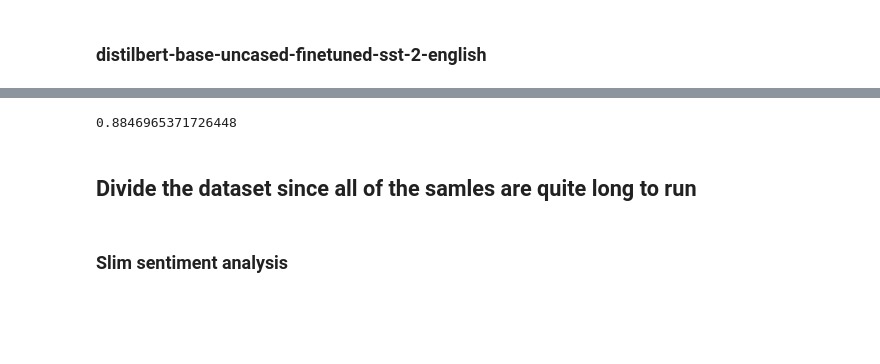
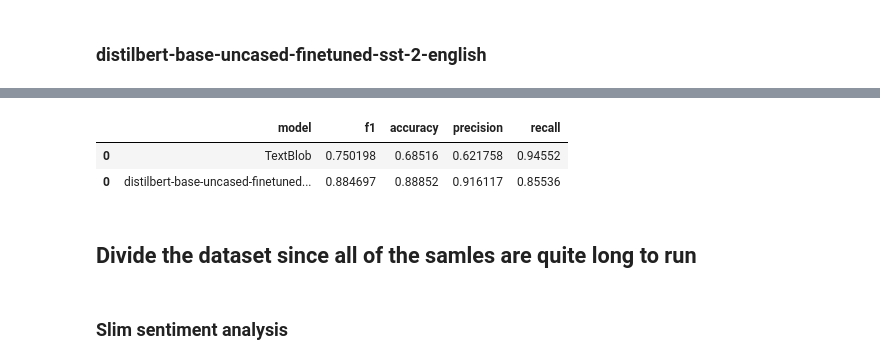
Before and after one commit to grant-TraDA/NLP-2024W, a Jupyter notebook: tutorial-excercises/tutorial 2 - embeddings/js_nk_jz_zl_IMDB.ipynb, the cells around one changed output, grey strips where cells are left out. Saved outputs shown, nothing was run; the diff lists cells and outputs as text; code cells hidden in the pictures; blank space fills up the shorter version.

```diff
--- a/tutorial-excercises/tutorial 2 - embeddings/js_nk_jz_zl_IMDB.ipynb
+++ b/tutorial-excercises/tutorial 2 - embeddings/js_nk_jz_zl_IMDB.ipynb
@@ -60,6 +69,10 @@ imdb_dataset.head()
 | 2 | If only to avoid making this type... | 0 |
 | 3 | This film was probably inspired b... | 0 |
 | 4 | Oh, brother...after hearing about... | 0 |
+# %%
+from sklearn.metrics import accuracy_score, f1_score, precision_score, recall_score
+
+model_scores = pd.DataFrame(columns=["model", "f1", "accuracy", "precision", "recall"])
 # %% [markdown]
 ### TextBlob
 # %%
@@ -93,8 +138,3 @@ imdb_dataset['sentiment_bert'] = imdb_dataset['text'].apply(get_bert_sentiment).
-# %%
-f1_textblob = f1_score(imdb_dataset['label'], imdb_dataset['sentiment_bert'].apply(lambda x: 1 if x > 0 else 0))
-print(f1_textblob)
-# %% [output]
-0.8846965371726448
 # %%
 #drop df to csv
 imdb_dataset.to_csv('imdb_dataset.csv')
@@ -101,3 +143,16 @@ imdb_dataset.to_csv('imdb_dataset.csv')
+# %%
+f1_bert = f1_score(imdb_dataset['label'], imdb_dataset['sentiment_bert'])
+accuracy_bert = accuracy_score(imdb_dataset['label'], imdb_dataset['sentiment_bert'])
+precision_bert = precision_score(imdb_dataset['label'], imdb_dataset['sentiment_bert'])
+recall_bert = recall_score(imdb_dataset['label'], imdb_dataset['sentiment_bert'])
+
+model_scores = pd.concat([model_scores, pd.DataFrame([["distilbert-base-uncased-finetuned-sst-2-english", f1_bert, accuracy_bert, precision_bert, recall_bert]], columns=["model", "f1", "accuracy", "precision", "recall"])])
+
+model_scores
+# %% [output]
+|  | model | f1 | accuracy | precision | recall |
+| 0 | TextBlob | 0.750198 | 0.68516 | 0.621758 | 0.94552 |
+| 0 | distilbert-base-uncased-finetuned... | 0.884697 | 0.88852 | 0.916117 | 0.85536 |
 # %% [markdown]
 ## Divide the dataset since all of the samles are quite long to run
 # %%
```
Also changed, not shown: parts of 12 cells of this notebook.
